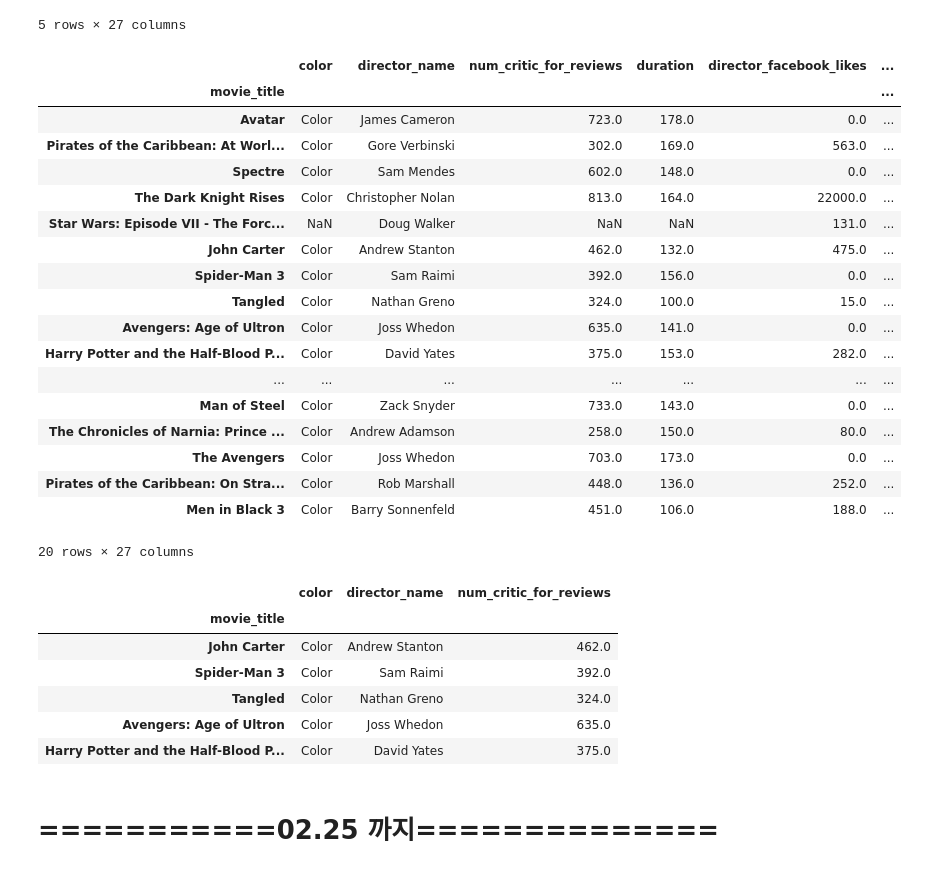
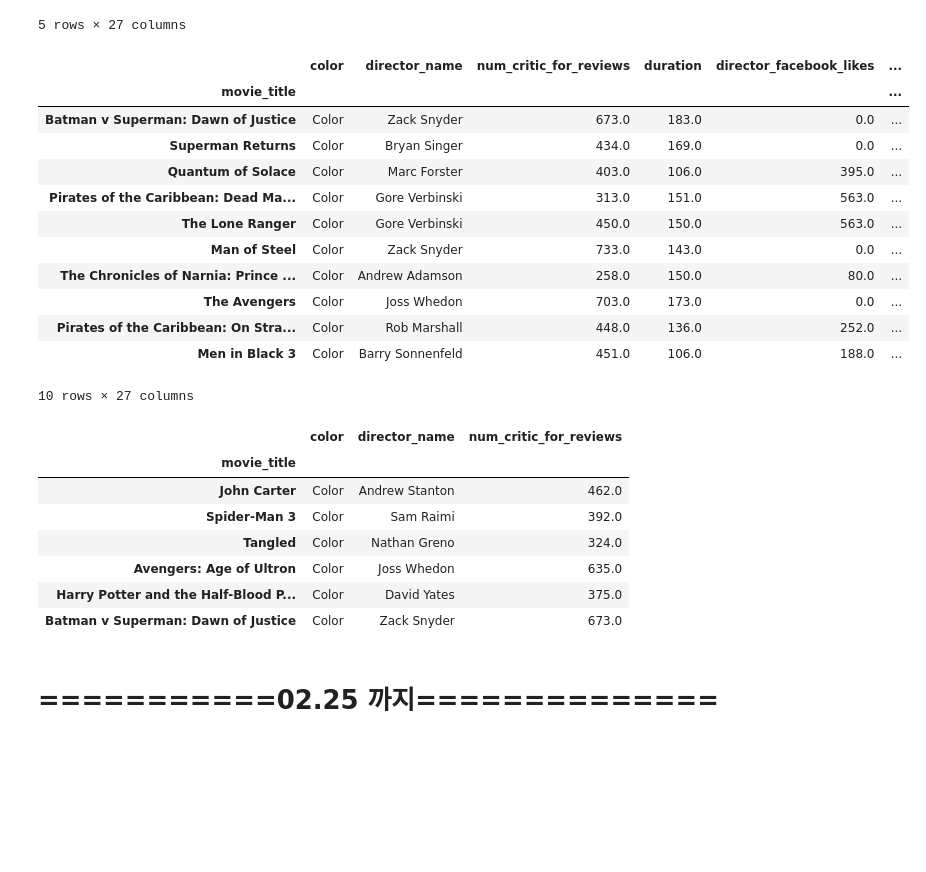
Before and after one commit to kkogggokk/Python, a Jupyter notebook: 04_Pandas/01_수업자료/02_Pandas_DataFrame.ipynb, the cells around one changed output. Saved outputs shown, nothing was run; the diff lists cells and outputs as text; code cells hidden in the pictures; blank space fills up the shorter version.

```diff
--- a/04_Pandas/01_수업자료/02_Pandas_DataFrame.ipynb
+++ b/04_Pandas/01_수업자료/02_Pandas_DataFrame.ipynb
@@ -1219,8 +767,9 @@ grade.iloc[[1,3],::-1] # 꺼굴로
 - movie_df를 이용해 loc과 iloc관련해 다음을 작성
 # %%
 #TODO:  movie_title 컬럼을 index명으로 지정
-movie = grade.set_index('movie_title')
-movie
+movie_df = pd.read_csv('data/movie_df1.csv')
+movie_df.set_index('movie_title', inplace = True)
+movie_df
 # %% [output]
 |  | color | director_name | num_critic_for_reviews | duration | director_facebook_likes | ... |
 | movie_title |  |  |  |  |  | ... |
@@ -1369,31 +901,26 @@ movie.iloc[[1, 2, 5, 6, 9]]
 5 rows × 27 columns
 # %%
 #TODO:  10 ~ 20 행 조회
-movie.iloc[10:20] # Batman v Superman: Dawn of Justice ~ Men in Black 3
-movie.head(20)
+movie_df.iloc[10:20] # Batman v Superman: Dawn of Justice ~ Men in Black 3
+movie_df[10:20]
+# movie_df.head(20)
 # %% [output]
 |  | color | director_name | num_critic_for_reviews | duration | director_facebook_likes | ... |
 | movie_title |  |  |  |  |  | ... |
-| Avatar | Color | James Cameron | 723.0 | 178.0 | 0.0 | ... |
-| Pirates of the Caribbean: At Worl... | Color | Gore Verbinski | 302.0 | 169.0 | 563.0 | ... |
-| Spectre | Color | Sam Mendes | 602.0 | 148.0 | 0.0 | ... |
-| The Dark Knight Rises | Color | Christopher Nolan | 813.0 | 164.0 | 22000.0 | ... |
-| Star Wars: Episode VII - The Forc... | NaN | Doug Walker | NaN | NaN | 131.0 | ... |
-| John Carter | Color | Andrew Stanton | 462.0 | 132.0 | 475.0 | ... |
-| Spider-Man 3 | Color | Sam Raimi | 392.0 | 156.0 | 0.0 | ... |
-| Tangled | Color | Nathan Greno | 324.0 | 100.0 | 15.0 | ... |
-| Avengers: Age of Ultron | Color | Joss Whedon | 635.0 | 141.0 | 0.0 | ... |
-| Harry Potter and the Half-Blood P... | Color | David Yates | 375.0 | 153.0 | 282.0 | ... |
-| ... | ... | ... | ... | ... | ... | ... |
+| Batman v Superman: Dawn of Justice | Color | Zack Snyder | 673.0 | 183.0 | 0.0 | ... |
+| Superman Returns | Color | Bryan Singer | 434.0 | 169.0 | 0.0 | ... |
+| Quantum of Solace | Color | Marc Forster | 403.0 | 106.0 | 395.0 | ... |
+| Pirates of the Caribbean: Dead Ma... | Color | Gore Verbinski | 313.0 | 151.0 | 563.0 | ... |
+| The Lone Ranger | Color | Gore Verbinski | 450.0 | 150.0 | 563.0 | ... |
 | Man of Steel | Color | Zack Snyder | 733.0 | 143.0 | 0.0 | ... |
 | The Chronicles of Narnia: Prince ... | Color | Andrew Adamson | 258.0 | 150.0 | 80.0 | ... |
 | The Avengers | Color | Joss Whedon | 703.0 | 173.0 | 0.0 | ... |
 | Pirates of the Caribbean: On Stra... | Color | Rob Marshall | 448.0 | 136.0 | 252.0 | ... |
 | Men in Black 3 | Color | Barry Sonnenfeld | 451.0 | 106.0 | 188.0 | ... |
-20 rows × 27 columns
+10 rows × 27 columns
 # %%
 #TODO:  movie_df에서 5 ~ 10 행의 color,director_name,num_critic_for_reviews 컬럼(0,1,2번째 컬럼)을 iloc을 이용해 조회
-movie.iloc[5:10,0:3]
+movie_df.iloc[5:11,0:3]
 # movie.head(10)
 # %% [output]
 |  | color | director_name | num_critic_for_reviews |
@@ -1403,6 +930,7 @@ movie.iloc[5:10,0:3]
 | Tangled | Color | Nathan Greno | 324.0 |
 | Avengers: Age of Ultron | Color | Joss Whedon | 635.0 |
 | Harry Potter and the Half-Blood P... | Color | David Yates | 375.0 |
+| Batman v Superman: Dawn of Justice | Color | Zack Snyder | 673.0 |
 # %% [markdown]
 # ===========02.25 까지==============
 # %% [markdown]
```
Also changed, not shown: parts of 90 cells of this notebook, 5 other files.
